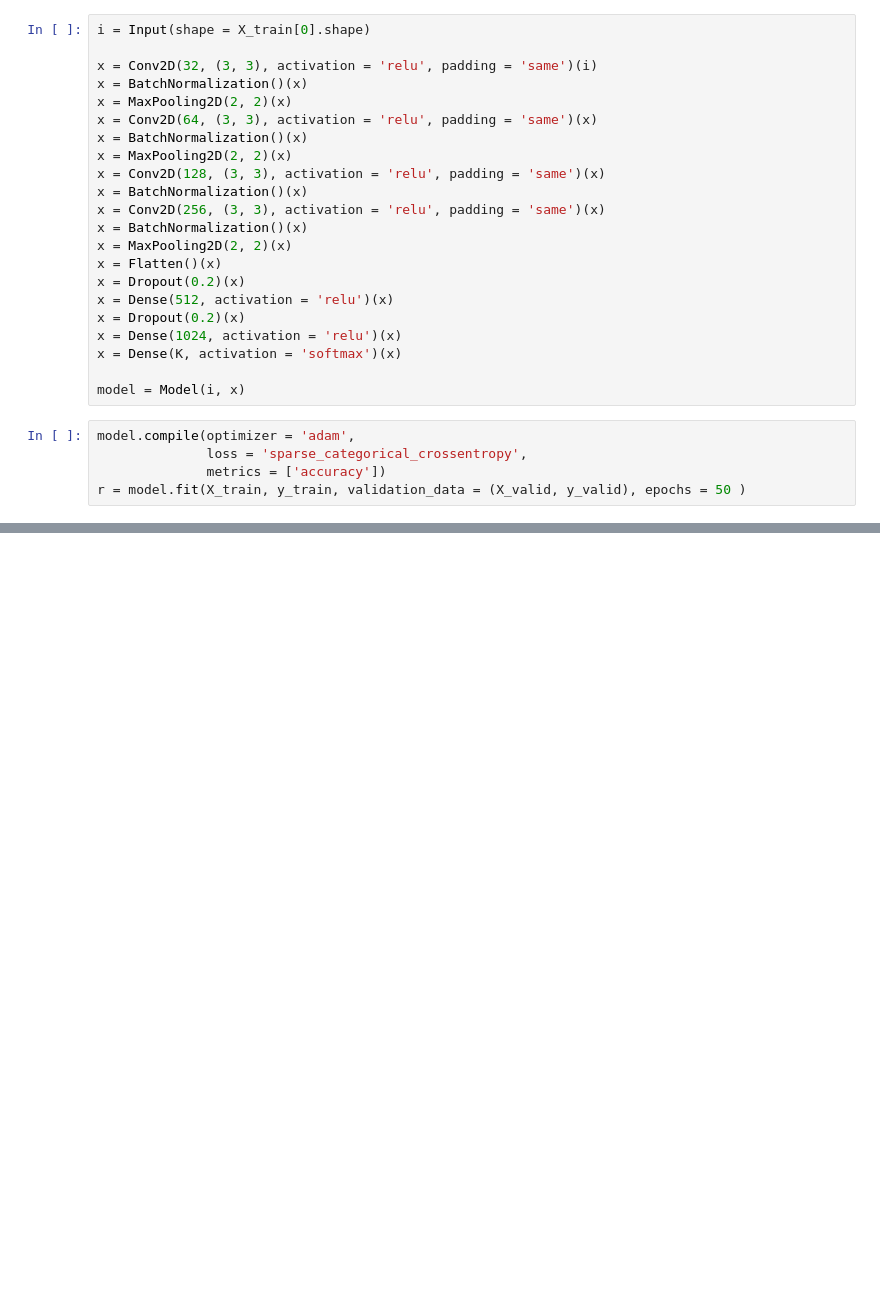
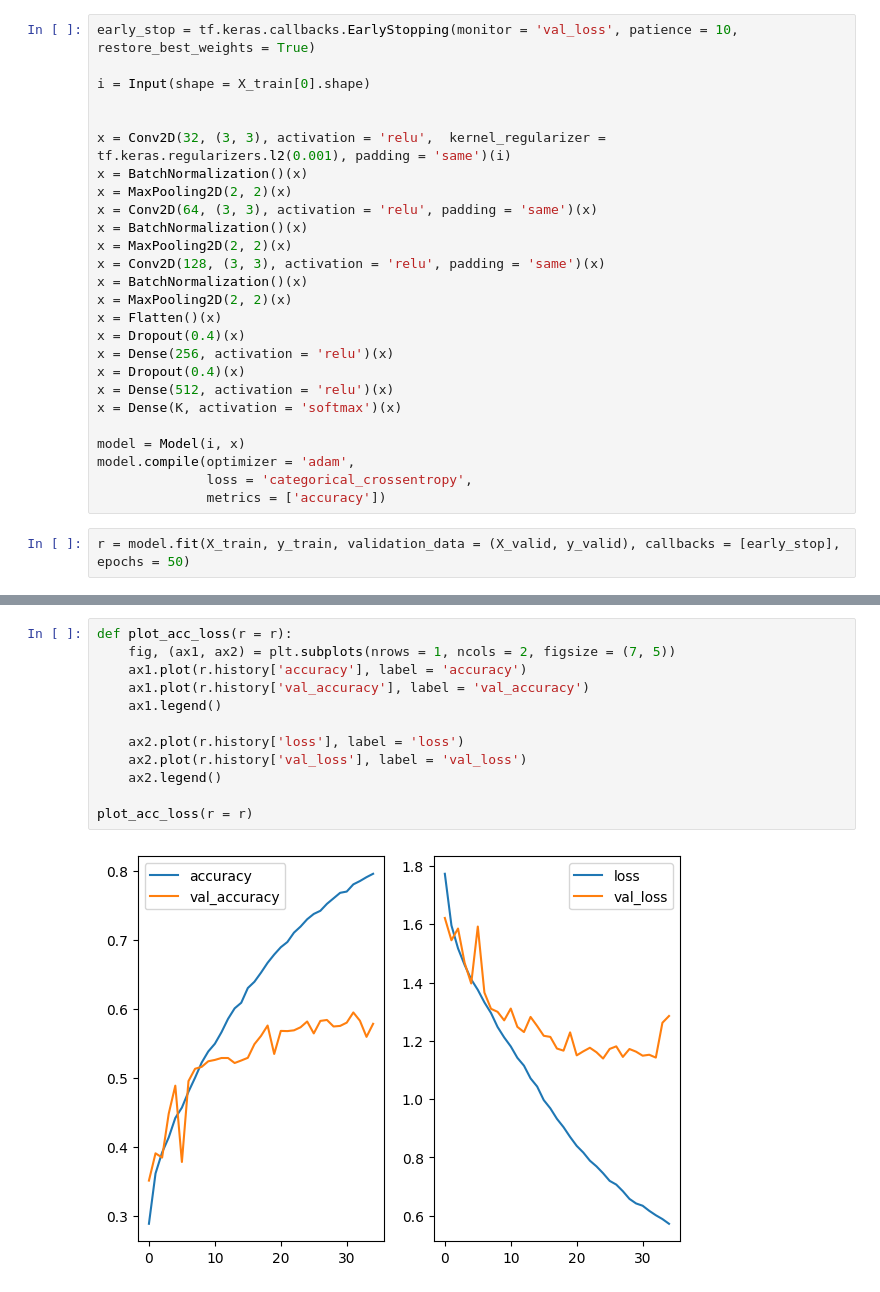
Before and after one commit to SabastianGu/ML_prediction_analysis_practice, a Jupyter notebook: tf_CCN_study.ipynb, the cells around one changed output, grey strips where cells are left out. Drawn from its saved outputs; the diff is of its cells as text; blank space fills up the shorter version.

```diff
--- a/tf_CCN_study.ipynb
+++ b/tf_CCN_study.ipynb
@@ -90,7 +114,10 @@ X_test, y_test = split_and_preprocess(data, 'PrivateTest')
 # %%
+early_stop = tf.keras.callbacks.EarlyStopping(monitor = 'val_loss', patience = 10, restore_best_weights = True)
+
 i = Input(shape = X_train[0].shape)
 
-x = Conv2D(32, (3, 3), activation = 'relu', padding = 'same')(i)
+
+x = Conv2D(32, (3, 3), activation = 'relu',  kernel_regularizer = tf.keras.regularizers.l2(0.001), padding = 'same')(i)
 x = BatchNormalization()(x)
 x = MaxPooling2D(2, 2)(x)
 x = Conv2D(64, (3, 3), activation = 'relu', padding = 'same')(x)
@@ -98,21 +125,19 @@ x = BatchNormalization()(x)
 x = MaxPooling2D(2, 2)(x)
 x = Conv2D(128, (3, 3), activation = 'relu', padding = 'same')(x)
 x = BatchNormalization()(x)
-x = Conv2D(256, (3, 3), activation = 'relu', padding = 'same')(x)
-x = BatchNormalization()(x)
 x = MaxPooling2D(2, 2)(x)
 x = Flatten()(x)
-x = Dropout(0.2)(x)
+x = Dropout(0.4)(x)
+x = Dense(256, activation = 'relu')(x)
+x = Dropout(0.4)(x)
 x = Dense(512, activation = 'relu')(x)
-x = Dropout(0.2)(x)
-x = Dense(1024, activation = 'relu')(x)
 x = Dense(K, activation = 'softmax')(x)
 
 model = Model(i, x)
+model.compile(optimizer = 'adam',
+              loss = 'categorical_crossentropy',
+              metrics = ['accuracy'])
 # %%
-model.compile(optimizer = 'adam',
-              loss = 'sparse_categorical_crossentropy',
-              metrics = ['accuracy'])
-r = model.fit(X_train, y_train, validation_data = (X_valid, y_valid), epochs = 50 )
+r = model.fit(X_train, y_train, validation_data = (X_valid, y_valid), callbacks = [early_stop], epochs = 50)
 # %% [output]
 Epoch 1/50
@@ -163,0 +160,14 @@ Non normalized confusion matrix
+# %%
+def plot_acc_loss(r = r):
+    fig, (ax1, ax2) = plt.subplots(nrows = 1, ncols = 2, figsize = (7, 5))
+    ax1.plot(r.history['accuracy'], label = 'accuracy')
+    ax1.plot(r.history['val_accuracy'], label = 'val_accuracy')
+    ax1.legend()
+
+    ax2.plot(r.history['loss'], label = 'loss')
+    ax2.plot(r.history['val_loss'], label = 'val_loss')
+    ax2.legend()
+
+plot_acc_loss(r = r)
+# %% [output]
+[figure, added]
```
Also changed, not shown: parts of 15 cells of this notebook.
